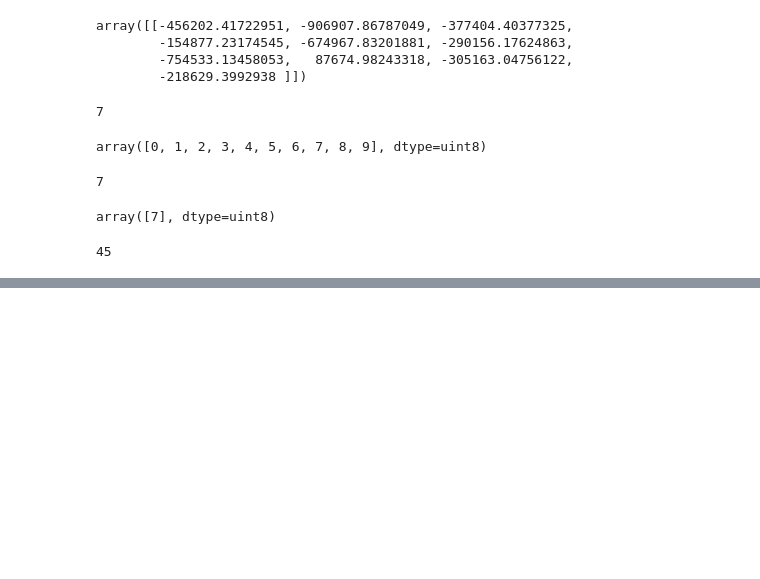
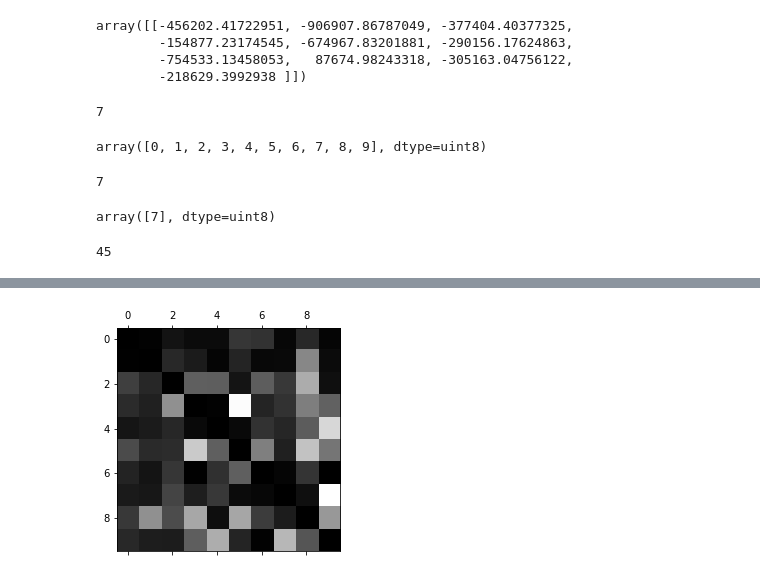
Before and after one commit to dl57934/hoony_blog_Data, a Jupyter notebook: 머신러닝/ch3/Classification.ipynb, the cells around one changed output, grey strips where cells are left out. Cells and saved outputs as stored; diff of their text form; code cells hidden in the pictures; blank space fills up the shorter version.

```diff
--- a/머신러닝/ch3/Classification.ipynb
+++ b/머신러닝/ch3/Classification.ipynb
@@ -219,0 +252,6 @@ NotFittedError: This RandomForestClassifier instance is not fitted yet. Call 'fi
+# %%
+np.fill_diagonal(norm_conf_mx, 0)
+plt.matshow(norm_conf_mx, cmap=plt.cm.gray)
+plt.show()
+# %% [output]
+[figure, added]
```
Also changed, not shown: parts of 5 cells of this notebook, 3 other files.
